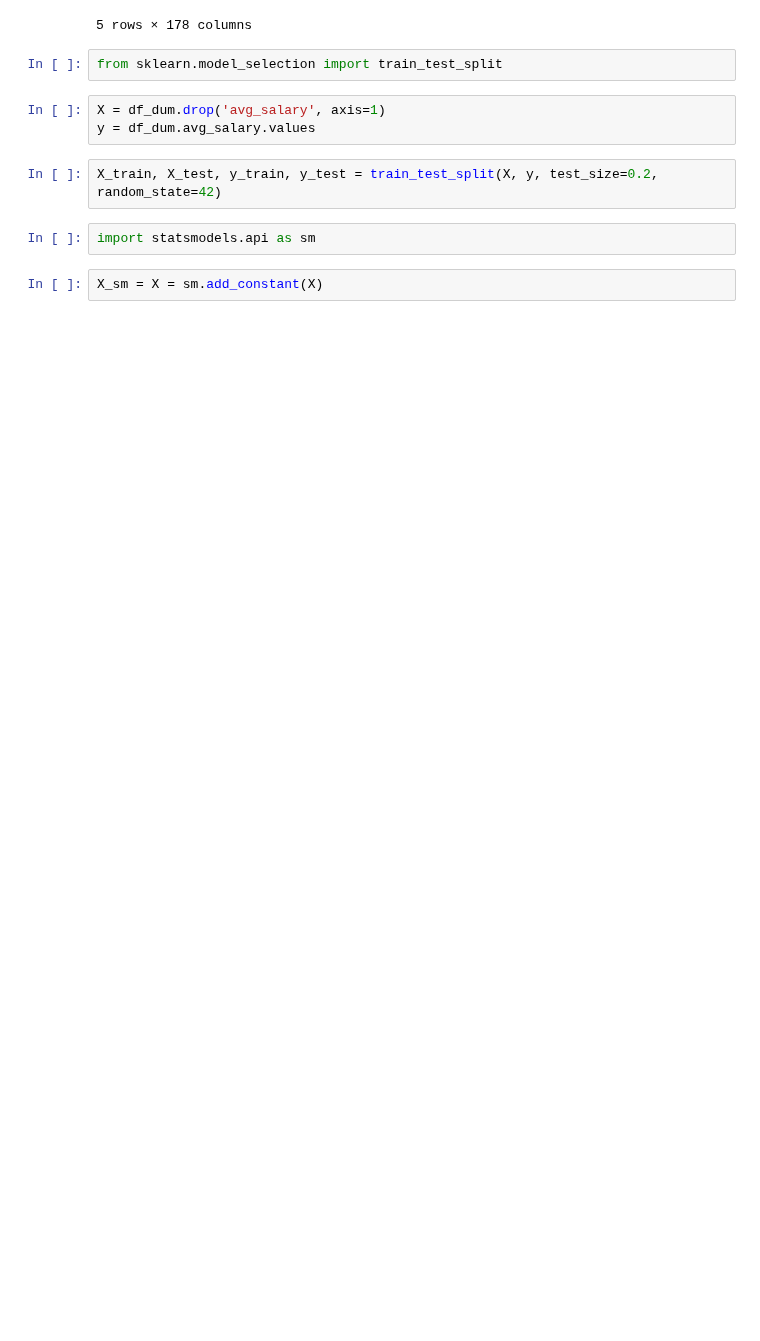
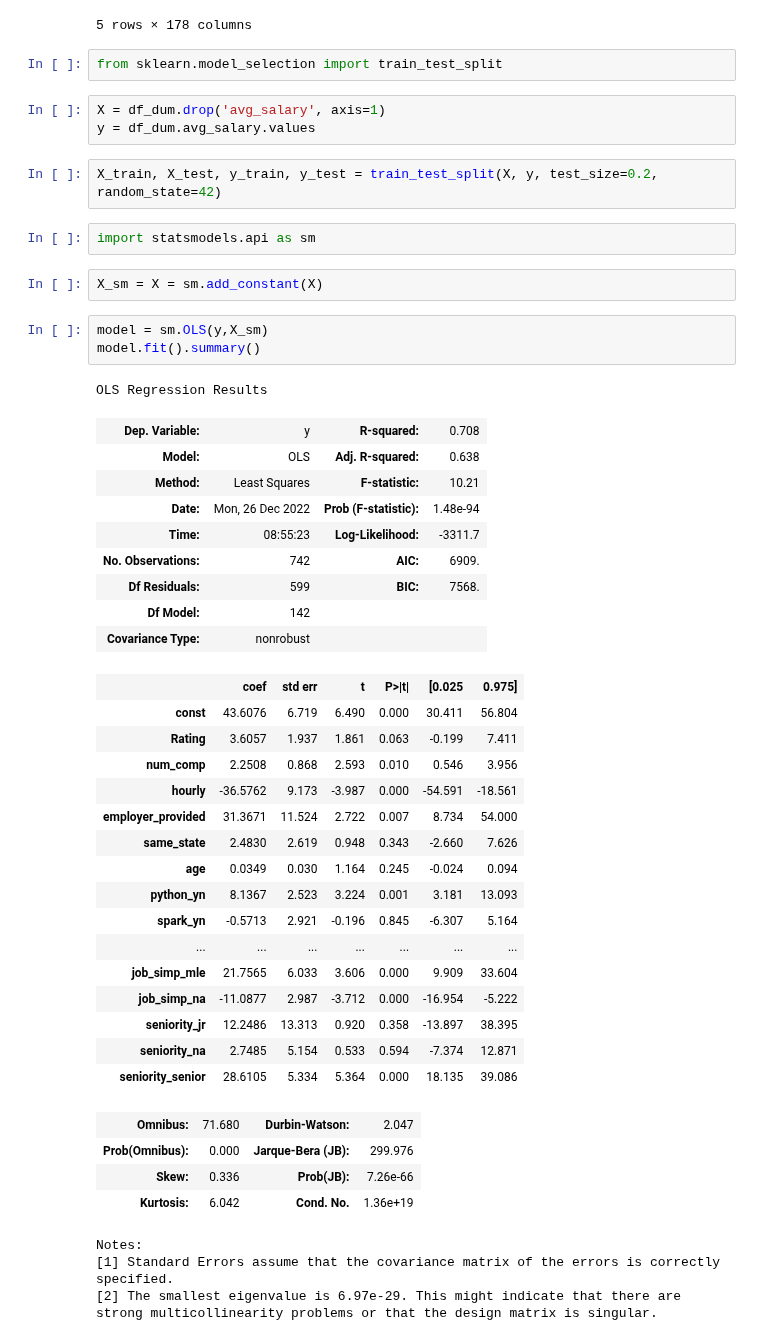
Before and after one commit to masete/ML-Predict-DS-Salaries, a Jupyter notebook: model_building.ipynb, the cells around one changed output. Saved outputs shown, nothing was run; the diff lists cells and outputs as text; blank space fills up the shorter version.

Commit message:
analyzing the osl regression results

```diff
--- a/model_building.ipynb
+++ b/model_building.ipynb
@@ -43,3 +43,41 @@ X_train, X_test, y_train, y_test = train_test_split(X, y, test_size=0.2, random_
 import statsmodels.api as sm
 # %%
 X_sm = X = sm.add_constant(X)
+# %%
+model = sm.OLS(y,X_sm)
+model.fit().summary()
+# %% [output]
+OLS Regression Results
+| Dep. Variable: | y | R-squared: | 0.708 |
+| Model: | OLS | Adj. R-squared: | 0.638 |
+| Method: | Least Squares | F-statistic: | 10.21 |
+| Date: | Mon, 26 Dec 2022 | Prob (F-statistic): | 1.48e-94 |
+| Time: | 08:55:23 | Log-Likelihood: | -3311.7 |
+| No. Observations: | 742 | AIC: | 6909. |
+| Df Residuals: | 599 | BIC: | 7568. |
+| Df Model: | 142 |  |  |
+| Covariance Type: | nonrobust |  |  |
+|  | coef | std err | t | P>|t| | [0.025 | 0.975] |
+| const | 43.6076 | 6.719 | 6.490 | 0.000 | 30.411 | 56.804 |
+| Rating | 3.6057 | 1.937 | 1.861 | 0.063 | -0.199 | 7.411 |
+| num_comp | 2.2508 | 0.868 | 2.593 | 0.010 | 0.546 | 3.956 |
+| hourly | -36.5762 | 9.173 | -3.987 | 0.000 | -54.591 | -18.561 |
+| employer_provided | 31.3671 | 11.524 | 2.722 | 0.007 | 8.734 | 54.000 |
+| same_state | 2.4830 | 2.619 | 0.948 | 0.343 | -2.660 | 7.626 |
+| age | 0.0349 | 0.030 | 1.164 | 0.245 | -0.024 | 0.094 |
+| python_yn | 8.1367 | 2.523 | 3.224 | 0.001 | 3.181 | 13.093 |
+| spark_yn | -0.5713 | 2.921 | -0.196 | 0.845 | -6.307 | 5.164 |
+| ... | ... | ... | ... | ... | ... | ... |
+| job_simp_mle | 21.7565 | 6.033 | 3.606 | 0.000 | 9.909 | 33.604 |
+| job_simp_na | -11.0877 | 2.987 | -3.712 | 0.000 | -16.954 | -5.222 |
+| seniority_jr | 12.2486 | 13.313 | 0.920 | 0.358 | -13.897 | 38.395 |
+| seniority_na | 2.7485 | 5.154 | 0.533 | 0.594 | -7.374 | 12.871 |
+| seniority_senior | 28.6105 | 5.334 | 5.364 | 0.000 | 18.135 | 39.086 |
+| Omnibus: | 71.680 | Durbin-Watson: | 2.047 |
+| Prob(Omnibus): | 0.000 | Jarque-Bera (JB): | 299.976 |
+| Skew: | 0.336 | Prob(JB): | 7.26e-66 |
+| Kurtosis: | 6.042 | Cond. No. | 1.36e+19 |
+Notes:
+[1] Standard Errors assume that the covariance matrix of the errors is correctly specified.
+[2] The smallest eigenvalue is 6.97e-29. This might indicate that there are
+strong multicollinearity problems or that the design matrix is singular.
```
